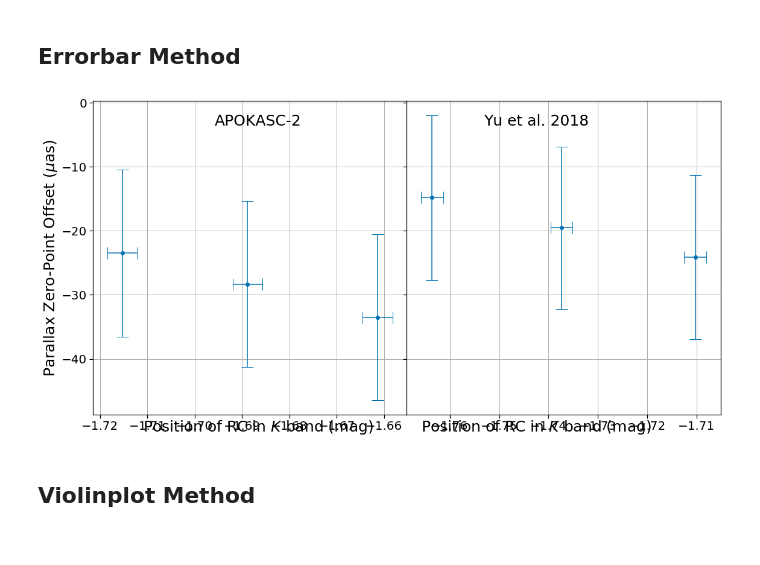
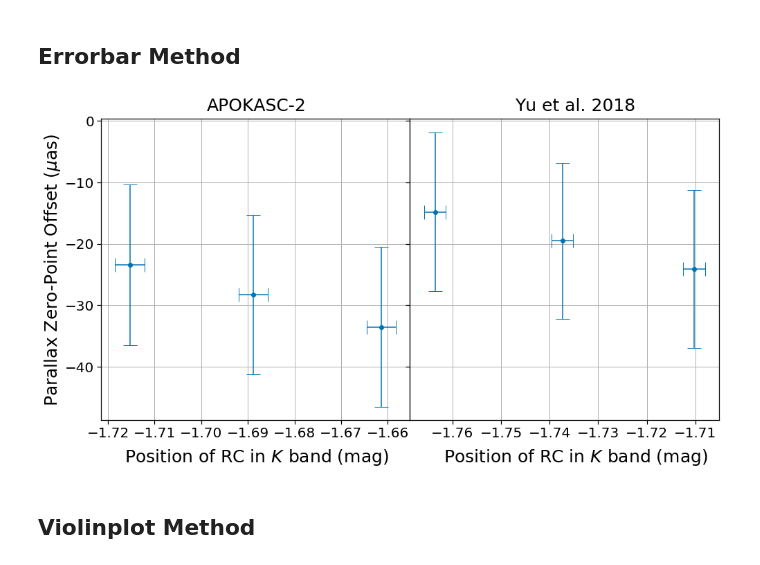
Before and after one commit to ojhall94/GAIA, a Jupyter notebook: Scripts/talk_plots.ipynb, the cells around one changed output. Cells and saved outputs as stored; diff of their text form; code cells hidden in the pictures.

Commit message:
plots

```diff
--- a/Scripts/talk_plots.ipynb
+++ b/Scripts/talk_plots.ipynb
@@ -187,32 +187,31 @@ apo_krc['tempscale'] = apo_krc.tempscale.astype(float)
 # %%
 fig = plt.figure(figsize=(16, 8))
 gs0 = gridspec.GridSpec(1, 2, figure=fig,wspace=0.)
 ax1 = plt.subplot(gs0[:, :1])
 ax2 = plt.subplot(gs0[:, 1:],sharey=ax1)
 plt.setp(ax2.get_yticklabels(), visible=False)
 
 ax1.grid()
 ax1.set_axisbelow(True)
 ax2.grid()
 ax2.set_axisbelow(True)
 
 (_, caps2,_) = ax2.errorbar(yu_krc.mu, yu_krc.oo_zp, yerr = yu_krc.oo_zp_std, xerr = yu_krc.mu_std, fmt='o',  capsize=10,label='Clump Correction')
 (_, caps4,_) = ax1.errorbar(apo_krc.mu, apo_krc.oo_zp, yerr = apo_krc.oo_zp_std, xerr = apo_krc.mu_std, fmt='o',  capsize=10,label='Clump Correction')
 for cap1, cap2 in zip(caps1, caps2):
     cap1.set_markeredgewidth(1)
     cap2.set_markeredgewidth(1)
 
 ax1.set_ylabel(r'Parallax Zero-Point Offset ($\mu \rm as$)', fontsize=25)
 fig.text(0.72, 0.9, r'Yu et al. 2018', ha='center', fontsize=25)
 fig.text(0.32, 0.9, r"APOKASC-2", ha='center', fontsize=25)
 
 fig.text(0.32, 0.02, r'Position of RC in $K$ band (mag)', ha='center', fontsize=25)
 fig.text(0.72, 0.02, r'Position of RC in $K$ band (mag)', ha='center', fontsize=25)
-fig.tight_layout()
 plt.savefig(__imdir+'gaia_error.pdf')
 plt.show()
 # %% [output]
-[figure, old version]
+[figure, new version]
 # %% [markdown]
 ## Violinplot Method
 # %%
```
Also changed, not shown: parts of 4 cells of this notebook, 2 other files.
